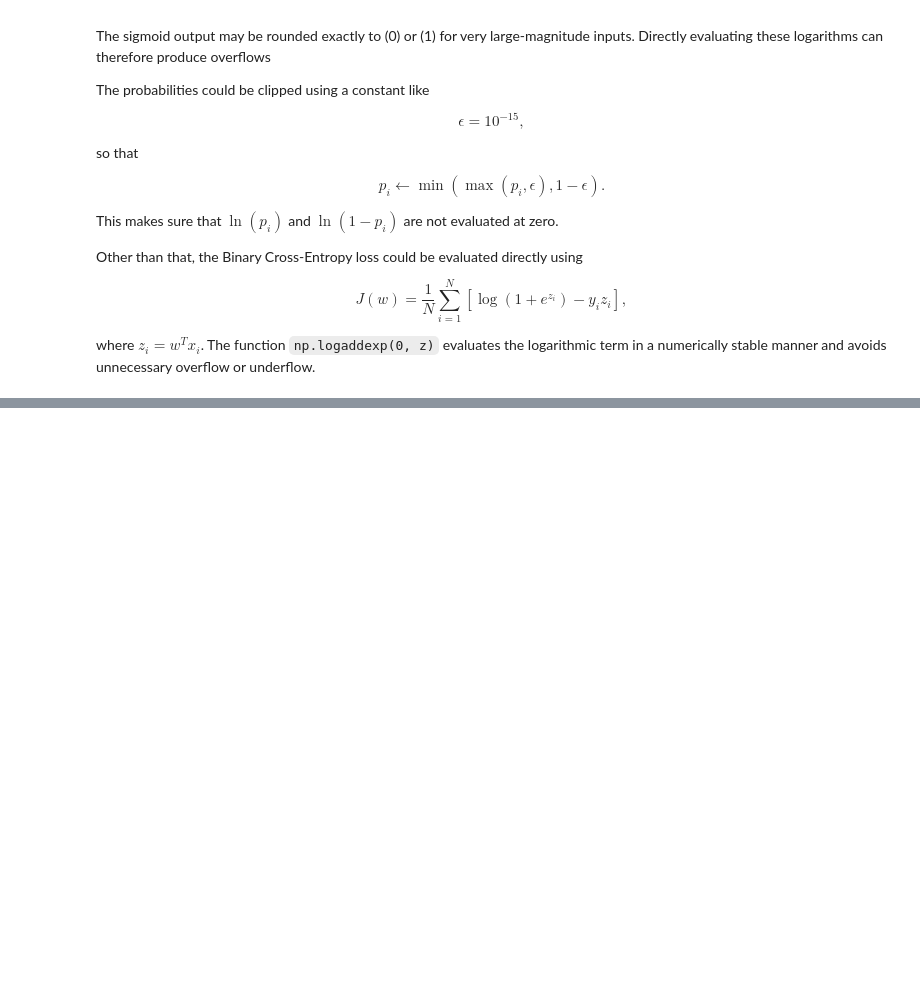
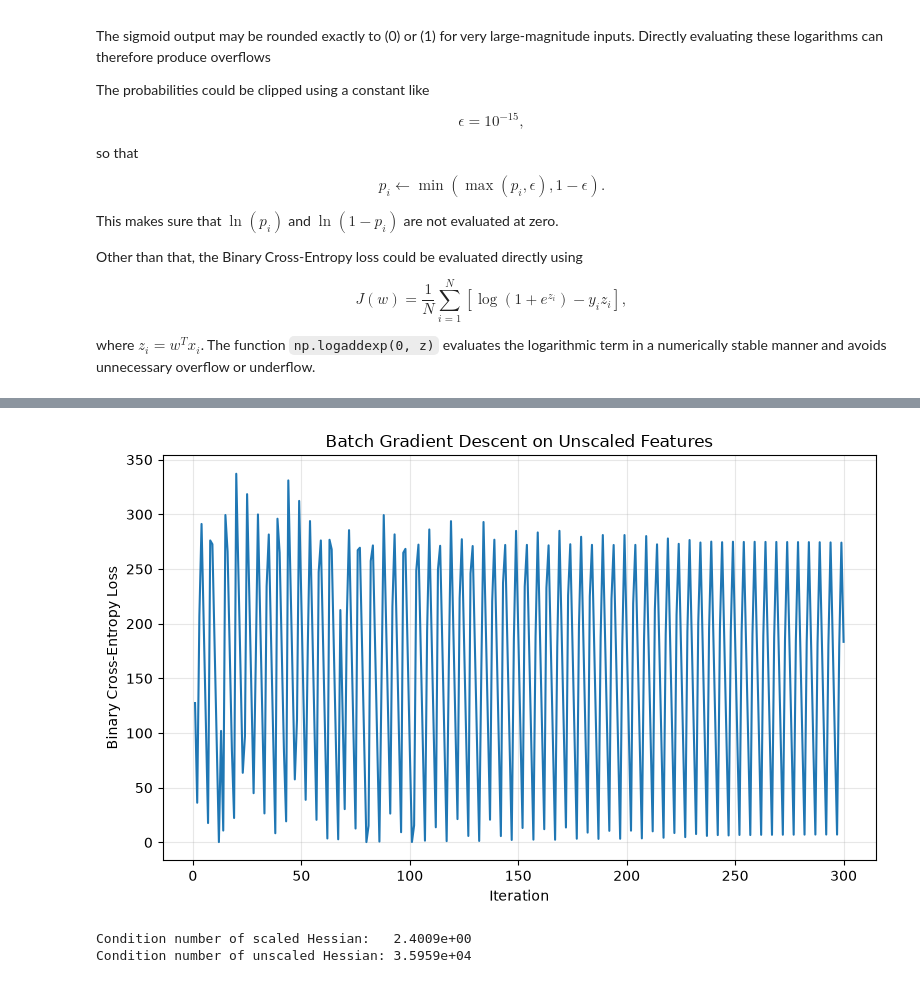
Before and after one commit to Harshana1004/Pattern-Recognition--LInear-Models-for-Regression, a Jupyter notebook: Assignment_02/230219K_EN3150_A02.ipynb, the cells around one changed output, grey strips where cells are left out. Saved outputs shown, nothing was run; the diff lists cells and outputs as text; code cells hidden in the pictures; blank space fills up the shorter version.

```diff
--- a/Assignment_02/230219K_EN3150_A02.ipynb
+++ b/Assignment_02/230219K_EN3150_A02.ipynb
@@ -1097,0 +1418,48 @@ where $z_i=w^Tx_i$. The function `np.logaddexp(0, z)` evaluates the logarithmic
+# %%
+plt.figure(figsize=(8, 5))
+
+plt.plot(
+    range(1, len(unscaled_loss_history) + 1),
+    unscaled_loss_history
+)
+
+plt.xlabel("Iteration")
+plt.ylabel("Binary Cross-Entropy Loss")
+plt.title("Batch Gradient Descent on Unscaled Features")
+plt.grid(alpha=0.3)
+plt.tight_layout()
+plt.show()
+# %% [output]
+[figure, added]
+# %%
+# Hessian at w = 0
+p0 = np.full(len(y_train_unscaled), 0.5)
+r0 = p0 * (1 - p0)
+
+H_unscaled = (
+    X_train_unscaled_aug.T
+    @ (X_train_unscaled_aug * r0[:, np.newaxis])
+) / len(y_train_unscaled)
+
+eigenvalues = np.linalg.eigvalsh(H_unscaled)
+
+condition_number = (
+    eigenvalues.max() / eigenvalues.min()
+)
+
+H_scaled = (
+    X_train_aug.T
+    @ (X_train_aug * r0[:, np.newaxis])
+) / len(y_train)
+
+scaled_eigenvalues = np.linalg.eigvalsh(H_scaled)
+
+scaled_condition_number = (
+    scaled_eigenvalues.max() / scaled_eigenvalues.min()
+)
+
+print(f"Condition number of scaled Hessian:   {scaled_condition_number:.4e}")
+print(f"Condition number of unscaled Hessian: {condition_number:.4e}")
+# %% [output]
+Condition number of scaled Hessian:   2.4009e+00
+Condition number of unscaled Hessian: 3.5959e+04
```
Also changed, not shown: parts of 13 cells of this notebook.
